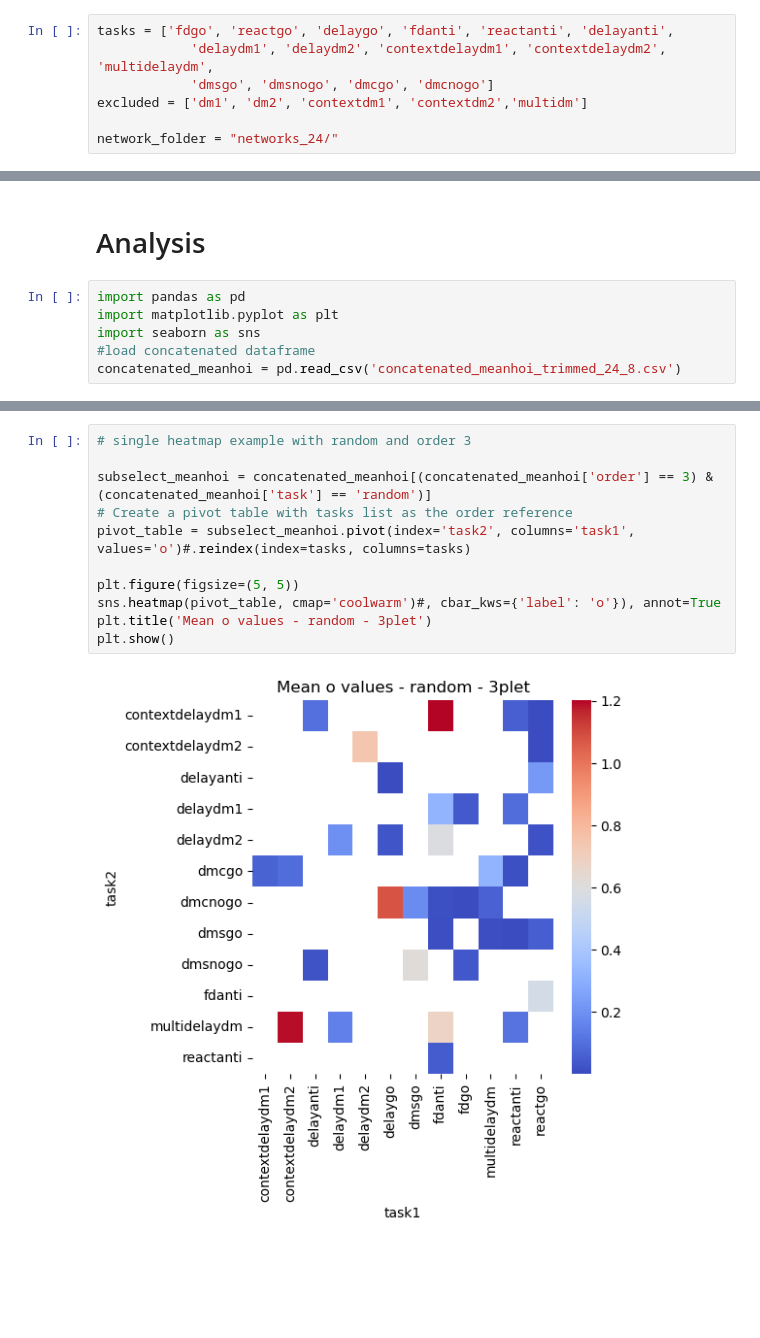
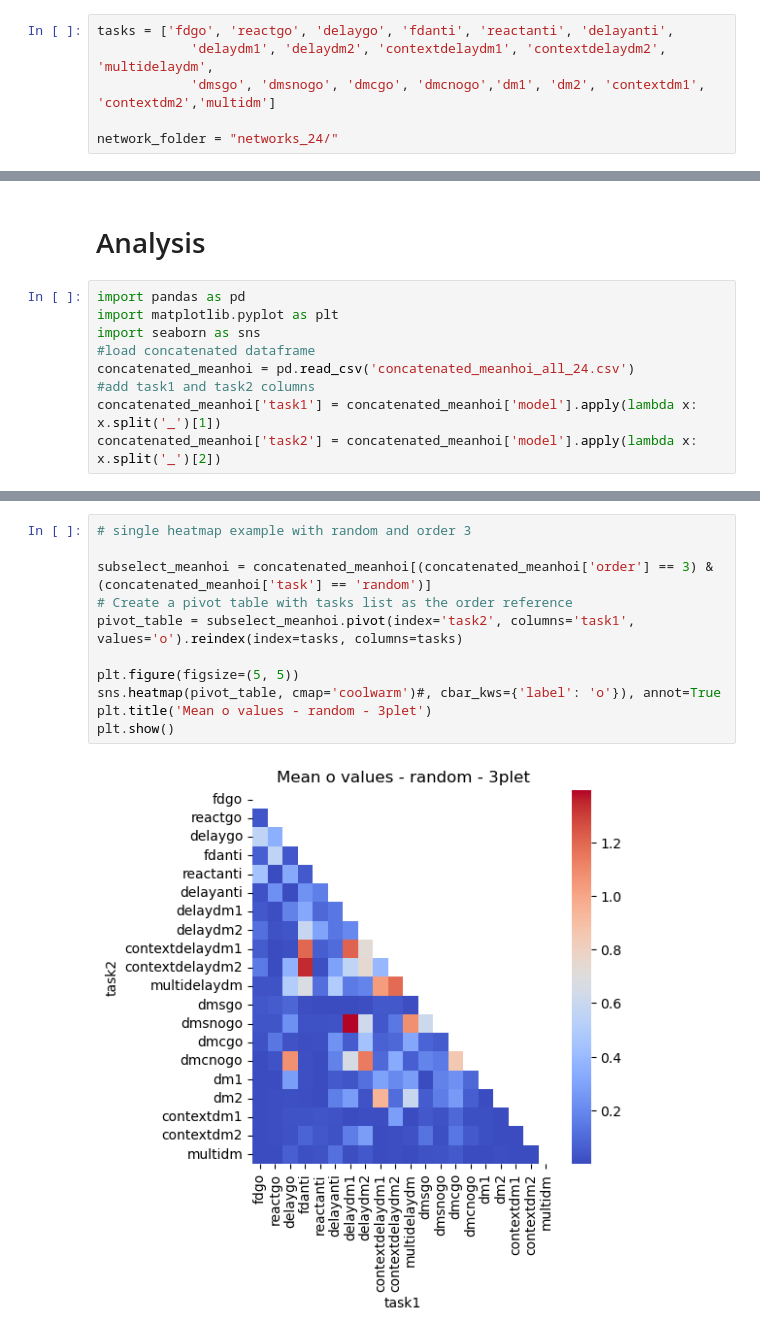
Before and after one commit to SalvadorCalanni/LACONEU25_group_project, a Jupyter notebook: Ori_repo_and_data/pipeline24.ipynb, the cells around one changed output, grey strips where cells are left out. Saved outputs shown, nothing was run; the diff lists cells and outputs as text; blank space fills up the shorter version.

```diff
--- a/Ori_repo_and_data/pipeline24.ipynb
+++ b/Ori_repo_and_data/pipeline24.ipynb
@@ -3,8 +3,7 @@
 # %%
 tasks = ['fdgo', 'reactgo', 'delaygo', 'fdanti', 'reactanti', 'delayanti',
             'delaydm1', 'delaydm2', 'contextdelaydm1', 'contextdelaydm2', 'multidelaydm',
-            'dmsgo', 'dmsnogo', 'dmcgo', 'dmcnogo']
-excluded = ['dm1', 'dm2', 'contextdm1', 'contextdm2','multidm']
+            'dmsgo', 'dmsnogo', 'dmcgo', 'dmcnogo','dm1', 'dm2', 'contextdm1', 'contextdm2','multidm']
 
 network_folder = "networks_24/"
 # %% [markdown]
@@ -321,4 +322,7 @@ import pandas as pd
 import matplotlib.pyplot as plt
 import seaborn as sns
 #load concatenated dataframe
-concatenated_meanhoi = pd.read_csv('concatenated_meanhoi_trimmed_24_8.csv')
+concatenated_meanhoi = pd.read_csv('concatenated_meanhoi_all_24.csv')
+#add task1 and task2 columns
+concatenated_meanhoi['task1'] = concatenated_meanhoi['model'].apply(lambda x: x.split('_')[1])
+concatenated_meanhoi['task2'] = concatenated_meanhoi['model'].apply(lambda x: x.split('_')[2])
@@ -329,16 +345,16 @@ concatenated_meanhoi['task2'] = concatenated_meanhoi['model'].apply(lambda x: x.
 # %%
 # single heatmap example with random and order 3
 
 subselect_meanhoi = concatenated_meanhoi[(concatenated_meanhoi['order'] == 3) & (concatenated_meanhoi['task'] == 'random')]
 # Create a pivot table with tasks list as the order reference
-pivot_table = subselect_meanhoi.pivot(index='task2', columns='task1', values='o')#.reindex(index=tasks, columns=tasks)
+pivot_table = subselect_meanhoi.pivot(index='task2', columns='task1', values='o').reindex(index=tasks, columns=tasks)
 
 plt.figure(figsize=(5, 5))
 sns.heatmap(pivot_table, cmap='coolwarm')#, cbar_kws={'label': 'o'}), annot=True
 plt.title('Mean o values - random - 3plet')
 plt.show()
 # %% [output]
-[figure, old version]
+[figure, new version]
 # %%
 concatenated_meanhoi.task.unique()
 # %% [output]
```
Also changed, not shown: parts of 13 cells of this notebook, 2 other files.
